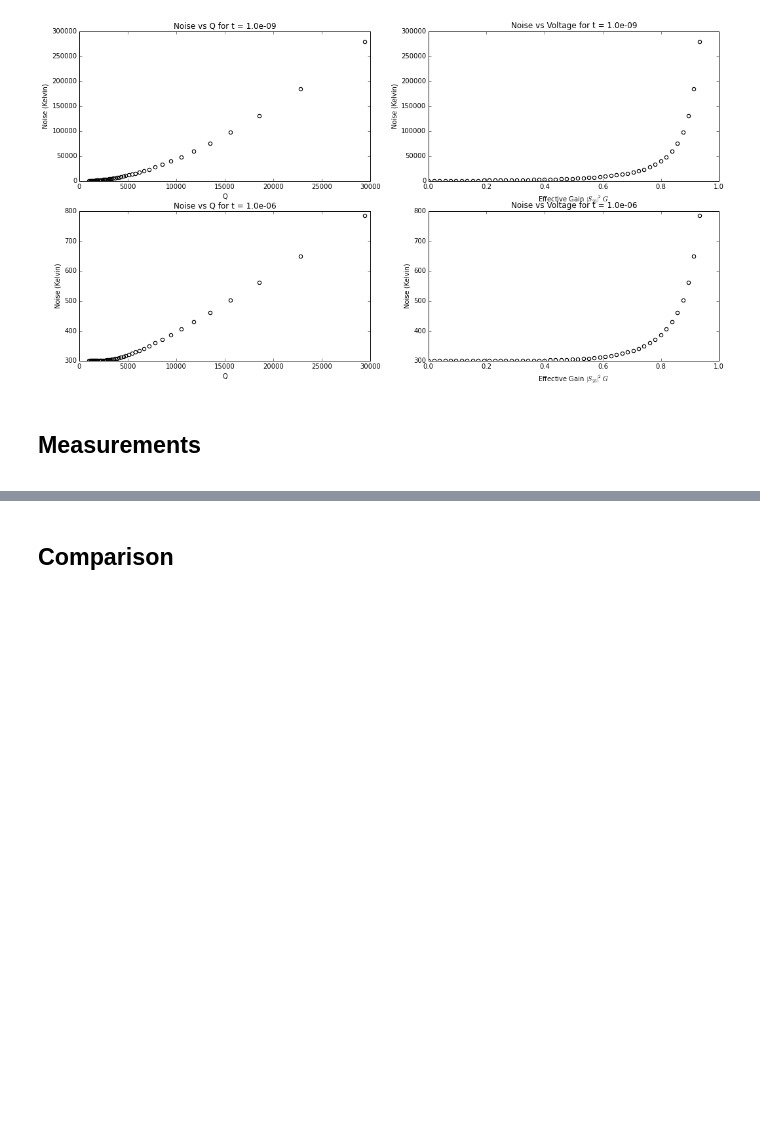
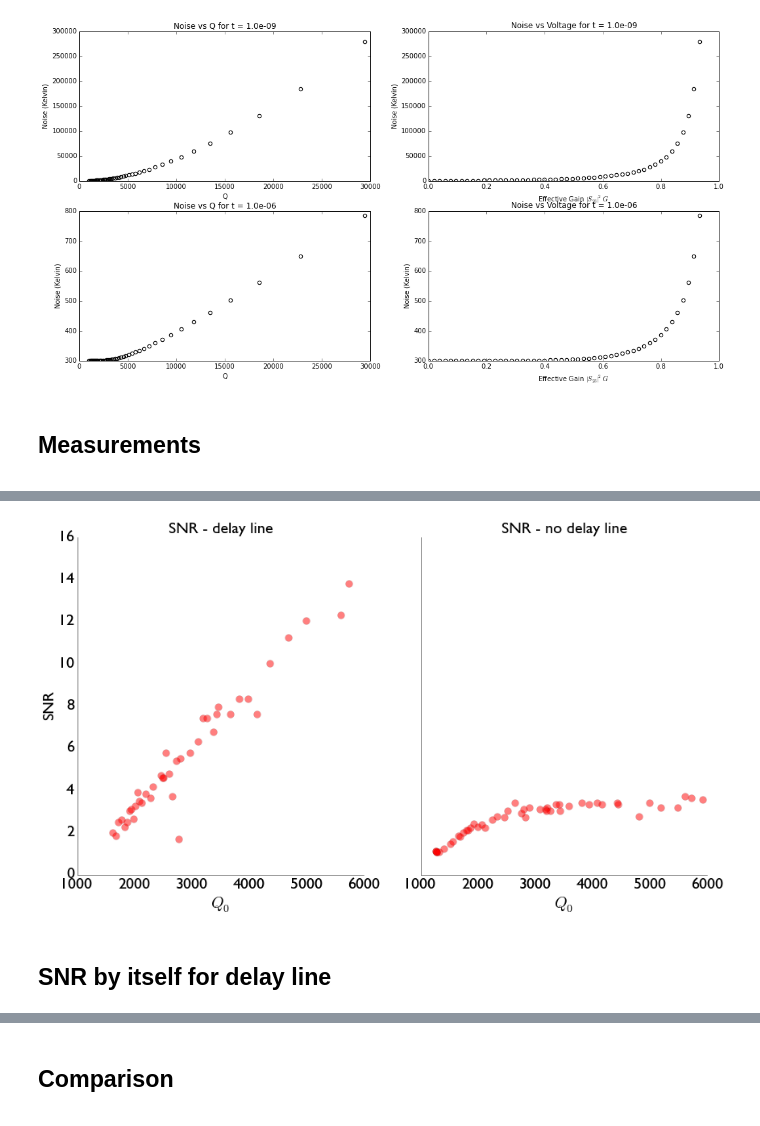
Before and after one commit to atmalagon/activeresonator, a Jupyter notebook: ipython_notebooks/Active_Resonator_Calculations.ipynb, the cells around one changed output, grey strips where cells are left out. Cells and saved outputs as stored; diff of their text form; code cells hidden in the pictures; blank space fills up the shorter version.

```diff
--- a/ipython_notebooks/Active_Resonator_Calculations.ipynb
+++ b/ipython_notebooks/Active_Resonator_Calculations.ipynb
@@ -1,12 +1,19 @@
 # %%
 %matplotlib inline
+import matplotlib
+from scipy import interpolate
+matplotlib.use('cairo')
+import matplotlib.font_manager as fm
+font = fm.FontProperties(
+        family = 'Gill Sans', fname = '/Library/Fonts/GillSans.ttc')
+import prettyplotlib as ppl
 import matplotlib.pyplot as plt
 import numpy as np
 import mpld3
 from IPython.display import Image
 import numpy as np
-from sympy.interactive import printing
-printing.init_printing(use_latex=True)
+#from sympy.interactive import printing
+#printing.init_printing(use_latex=True)
 Image(filename='afr_circuit.png')
 # %% [output]
 [figure]
@@ -254,0 +309,40 @@ mpld3.display()
+# %%
+fig, (ax3, ax4) = plt.subplots(nrows=1, ncols=2, sharey=True)
+f = interpolate.interp1d(Voltage_6, Q_6)
+guess_Q_7 = [f(v) for i, v in enumerate(Voltage_7) if Q_7[i] < 60000.]
+corresponding_SNR_7 = [s for i, s in enumerate(SNR_7) if Q_7[i] < 60000.]
+fig.set_size_inches(14,7.5)
+ppl.scatter(ax3, guess_Q_7, corresponding_SNR_7, color='red', s=80)
+#ax3.set_ylim([0, 300])
+ax3.set_title('SNR - delay line', fontproperties = font,fontsize=20)
+ax3.set_ylabel('SNR', fontproperties = font, fontsize=20)
+ax3.set_xlabel('$Q_0$', fontproperties = font, fontsize=20)
+
+#ax4.plot(Q, Sl,'go', label='signal/phase delay')
+#ax4.set_ylim([0, 300])
+#ax4.legend()
+#ax4.set_title('Signal')
+# mpld3.display()9
+ppl.scatter(ax4,Q_6, SNR_6, color='red', s=80)
+ax4.set_xlim([1000, 6000.])
+ax4.set_title('SNR - no delay line', fontproperties = font, fontsize=20)
+ax4.set_xlabel('$Q_0$', fontproperties = font, fontsize=20)
+ax3.set_yticklabels(ax3.get_yticks(), fontproperties = font, fontsize=20)
+ax3.set_xticklabels(ax3.get_xticks(), fontproperties = font, fontsize=20)
+ax4.set_xticklabels(ax4.get_xticks(), fontproperties = font, fontsize=20)
+
+majorFormatter = matplotlib.ticker.FormatStrFormatter('%d')
+ax3.xaxis.set_major_formatter(majorFormatter)
+ax4.xaxis.set_major_formatter(majorFormatter)
+
+ax3.yaxis.set_major_formatter(majorFormatter)
+#ax3.xaxis.set_major_locator(matplotlib.ticker.MaxNLocator(prune='lower'))
+#ax4.xaxis.set_major_locator(matplotlib.ticker.MaxNLocator(prune='lower'))
+
+fig.savefig('summary_plots.png')
+#mpld3.display()
+fig.savefig('snr_only.png')
+# %% [output]
+[figure, added]
+# %% [markdown]
+## SNR by itself for delay line
```
Also changed, not shown: parts of 10 cells of this notebook, 6 other files.
